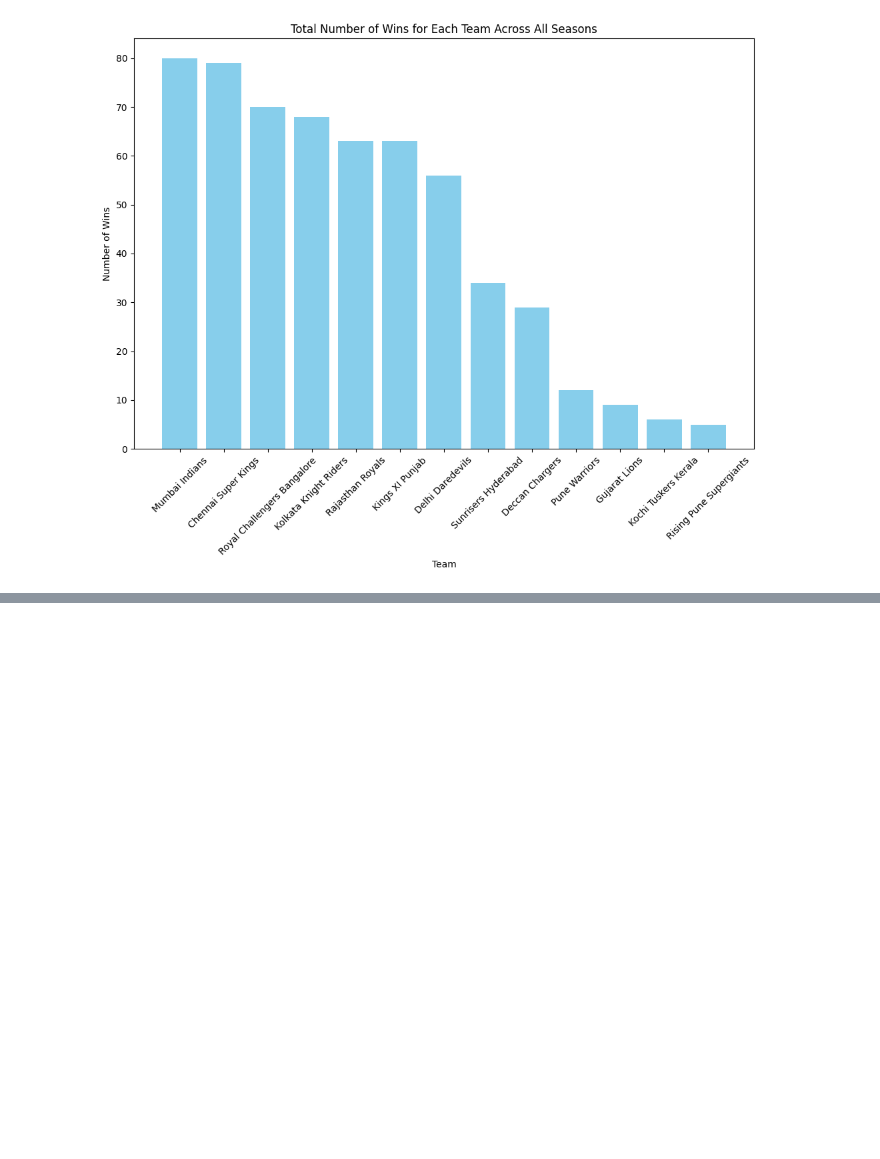
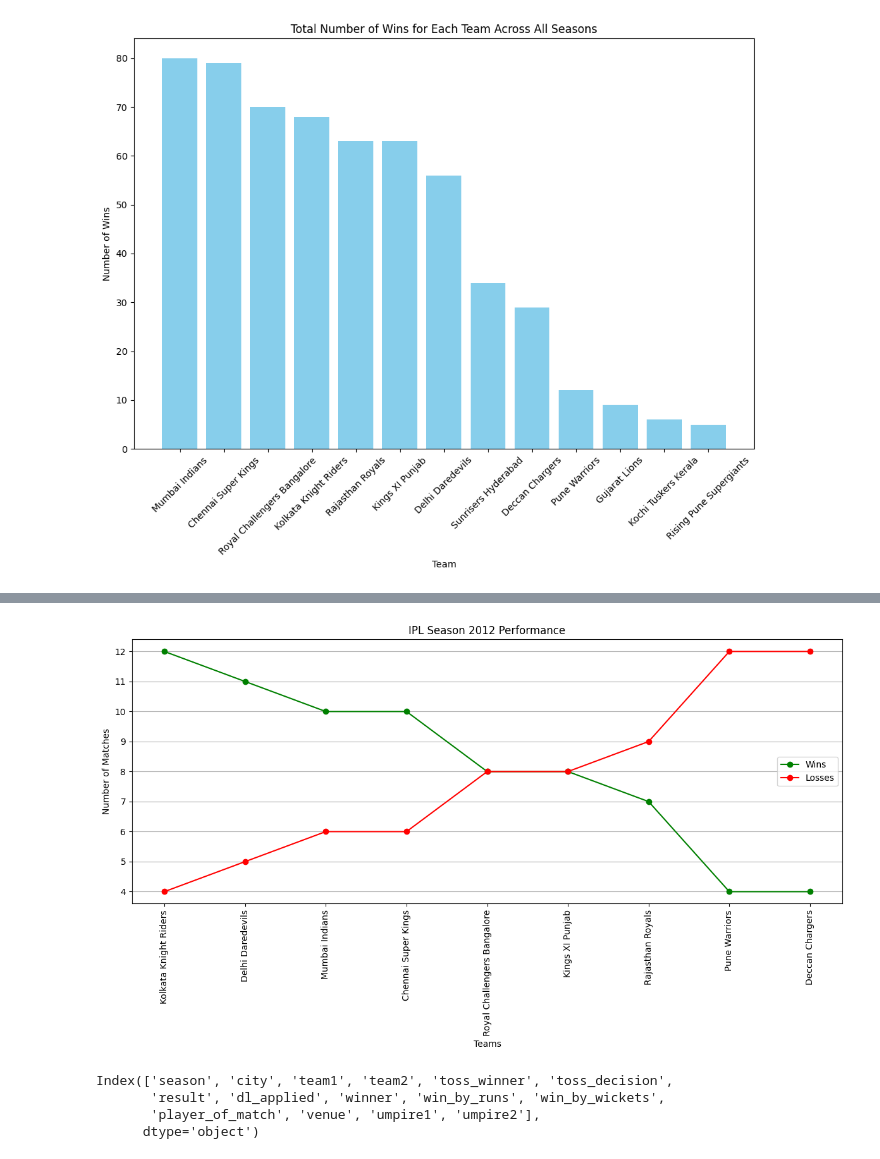
Before and after one commit to Abhishek3102/ML, a Jupyter notebook: IPL_DATASET.ipynb, the cells around one changed output, grey strips where cells are left out. Drawn from its saved outputs; the diff is of its cells as text; code cells hidden in the pictures; blank space fills up the shorter version.

```diff
--- a/IPL_DATASET.ipynb
+++ b/IPL_DATASET.ipynb
@@ -351,0 +463,36 @@ plt.show()
+# %%
+season_2012 = ipl[ipl['season'] == 2012]
+
+team_wins = season_2012['winner'].value_counts().reset_index()
+team_wins.columns = ['team', 'wins']
+
+total_matches = 16
+team_losses = total_matches - team_wins['wins']
+team_wins['losses'] = team_losses
+
+TEAMS = list(team_wins['team'])
+x = np.arange(len(TEAMS))
+
+plt.figure(figsize=(12, 7))
+
+plt.plot(x, team_wins['wins'], '-o', color='green', label='Wins')
+plt.plot(x, team_wins['losses'], '-o', color='red', label='Losses')
+
+plt.xticks(x, TEAMS, rotation=90)
+
+plt.title('IPL Season 2012 Performance')
+plt.xlabel('Teams')
+plt.ylabel('Number of Matches')
+plt.legend()
+plt.grid(axis='y')
+plt.tight_layout()
+plt.show()
+# %% [output]
+[figure, added]
+# %%
+stats_copy.columns
+# %% [output]
+Index(['season', 'city', 'team1', 'team2', 'toss_winner', 'toss_decision',
+       'result', 'dl_applied', 'winner', 'win_by_runs', 'win_by_wickets',
+       'player_of_match', 'venue', 'umpire1', 'umpire2'],
+      dtype='object')
```
Also changed, not shown: parts of 7 cells of this notebook.
